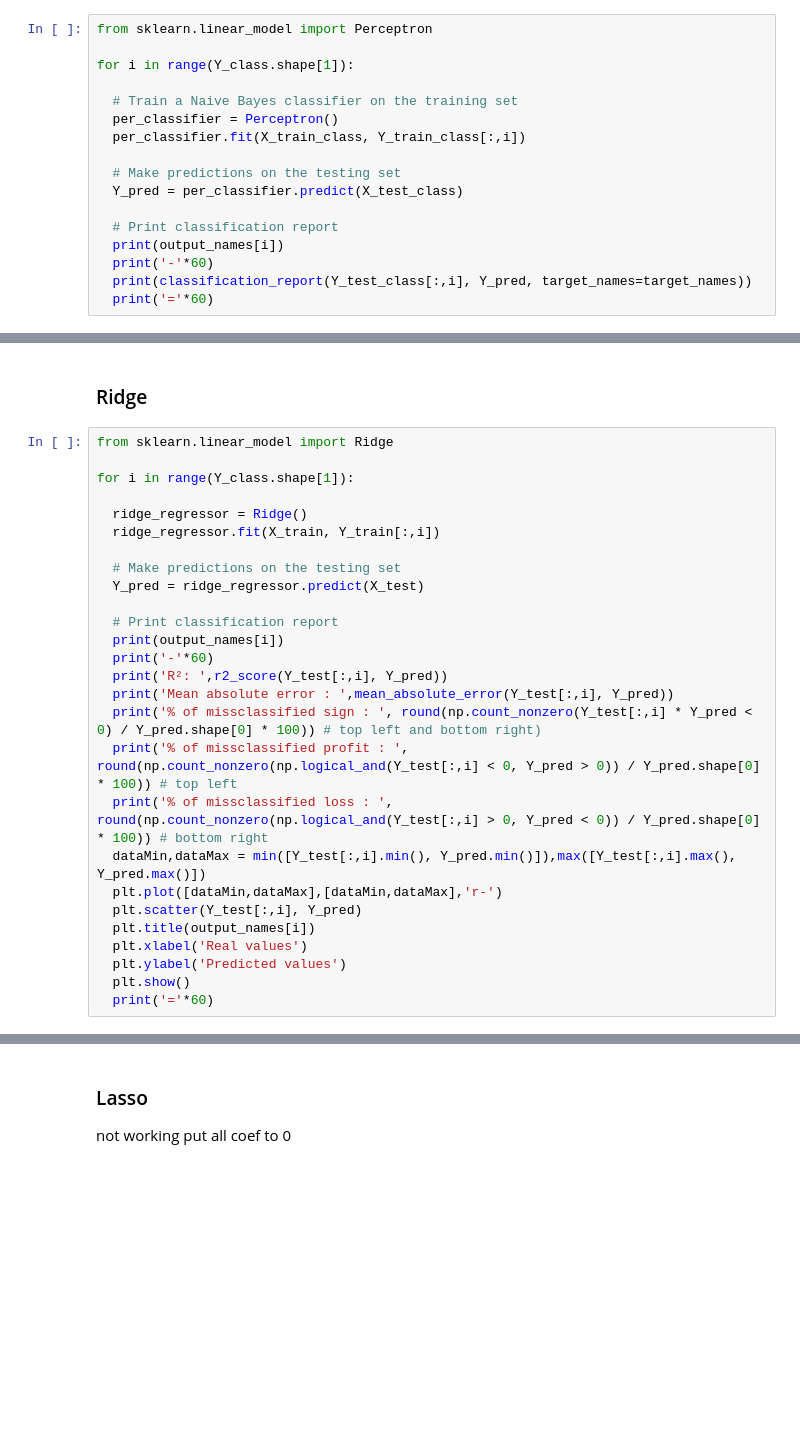
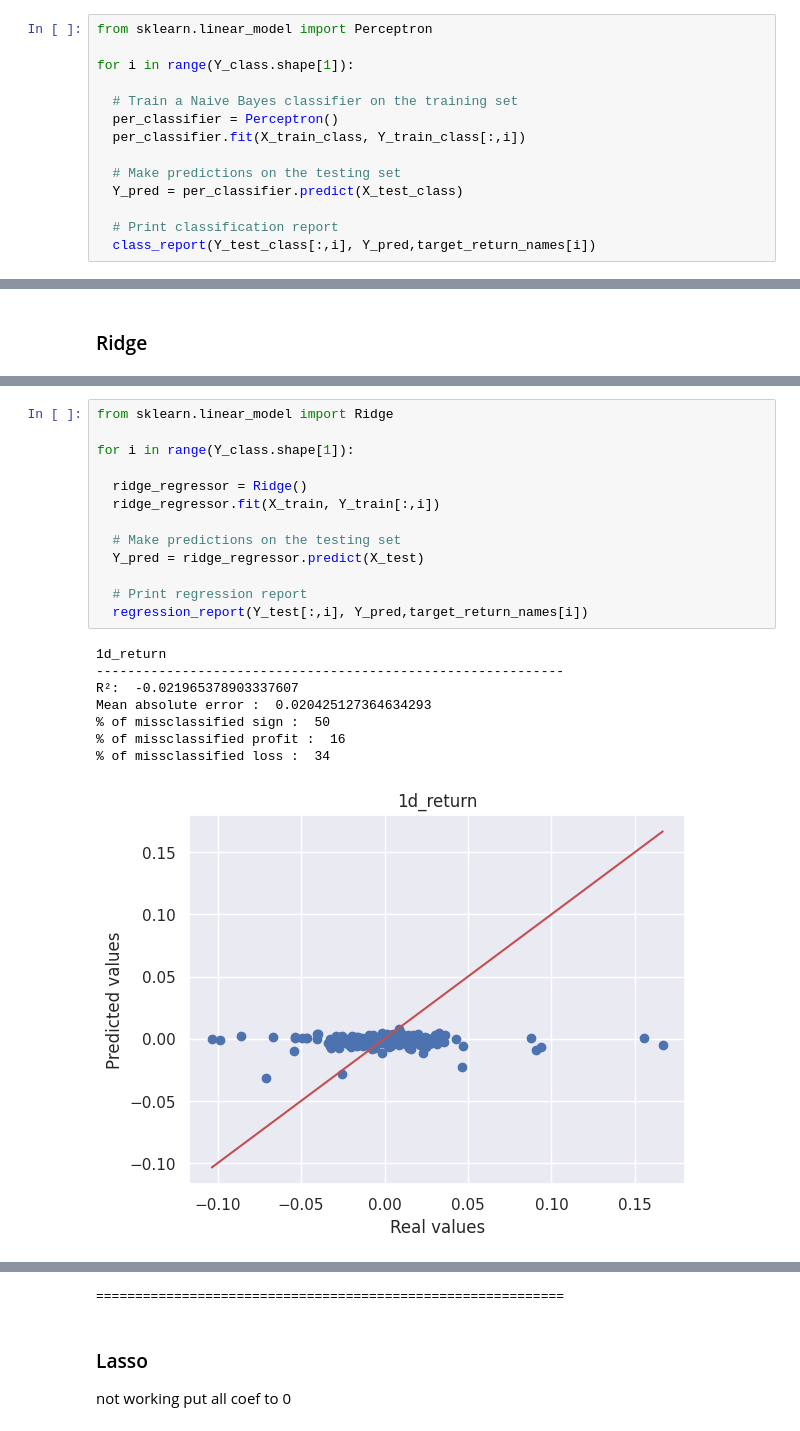
Before and after one commit to CossonArthur/Gas-price-prediction, a Jupyter notebook: script.ipynb, the cells around one changed output, grey strips where cells are left out. Saved outputs shown, nothing was run; the diff lists cells and outputs as text; blank space fills up the shorter version.

```diff
--- a/script.ipynb
+++ b/script.ipynb
@@ -672,10 +644,7 @@ for i in range(Y_class.shape[1]):
   Y_pred = per_classifier.predict(X_test_class)
 
   # Print classification report
-  print(output_names[i])
-  print('-'*60)
-  print(classification_report(Y_test_class[:,i], Y_pred, target_names=target_names))
-  print('='*60)
+  class_report(Y_test_class[:,i], Y_pred,target_return_names[i])
 # %% [output]
 1d_return
 ------------------------------------------------------------
@@ -709,29 +703,2 @@ from sklearn.metrics import r2_score
 # %% [markdown]
 ### Ridge
-# %%
-from sklearn.linear_model import Ridge
-
-for i in range(Y_class.shape[1]):
-
-  ridge_regressor = Ridge()
-  ridge_regressor.fit(X_train, Y_train[:,i])
-
-  # Make predictions on the testing set
-  Y_pred = ridge_regressor.predict(X_test)
-
-  # Print classification report
-  print(output_names[i])
-  print('-'*60)
-  print('R²: ',r2_score(Y_test[:,i], Y_pred))
-  print('Mean absolute error : ',mean_absolute_error(Y_test[:,i], Y_pred))
-  print('% of missclassified sign : ', round(np.count_nonzero(Y_test[:,i] * Y_pred < 0) / Y_pred.shape[0] * 100)) # top left and bottom right)
-  print('% of missclassified profit : ', round(np.count_nonzero(np.logical_and(Y_test[:,i] < 0, Y_pred > 0)) / Y_pred.shape[0] * 100)) # top left
-  print('% of missclassified loss : ', round(np.count_nonzero(np.logical_and(Y_test[:,i] > 0, Y_pred < 0)) / Y_pred.shape[0] * 100)) # bottom right
-  dataMin,dataMax = min([Y_test[:,i].min(), Y_pred.min()]),max([Y_test[:,i].max(), Y_pred.max()])
-  plt.plot([dataMin,dataMax],[dataMin,dataMax],'r-')
-  plt.scatter(Y_test[:,i], Y_pred)
-  plt.title(output_names[i])
-  plt.xlabel('Real values')
-  plt.ylabel('Predicted values')
-  plt.show()
-  print('='*60)
@@ -766,0 +705,22 @@ Mean absolute error :  0.12621887618919977
+# %%
+from sklearn.linear_model import Ridge
+
+for i in range(Y_class.shape[1]):
+
+  ridge_regressor = Ridge()
+  ridge_regressor.fit(X_train, Y_train[:,i])
+
+  # Make predictions on the testing set
+  Y_pred = ridge_regressor.predict(X_test)
+
+  # Print regression report
+  regression_report(Y_test[:,i], Y_pred,target_return_names[i])
+# %% [output]
+1d_return
+------------------------------------------------------------
+R²:  -0.021965378903337607
+Mean absolute error :  0.020425127364634293
+% of missclassified sign :  50
+% of missclassified profit :  16
+% of missclassified loss :  34
+[figure, added]
@@ -767,3 +745,4 @@ Mean absolute error :  0.12621887618919977
+============================================================
 # %% [markdown]
 ### Lasso
 not working put all coef to 0
```
Also changed, not shown: parts of 56 cells of this notebook.
